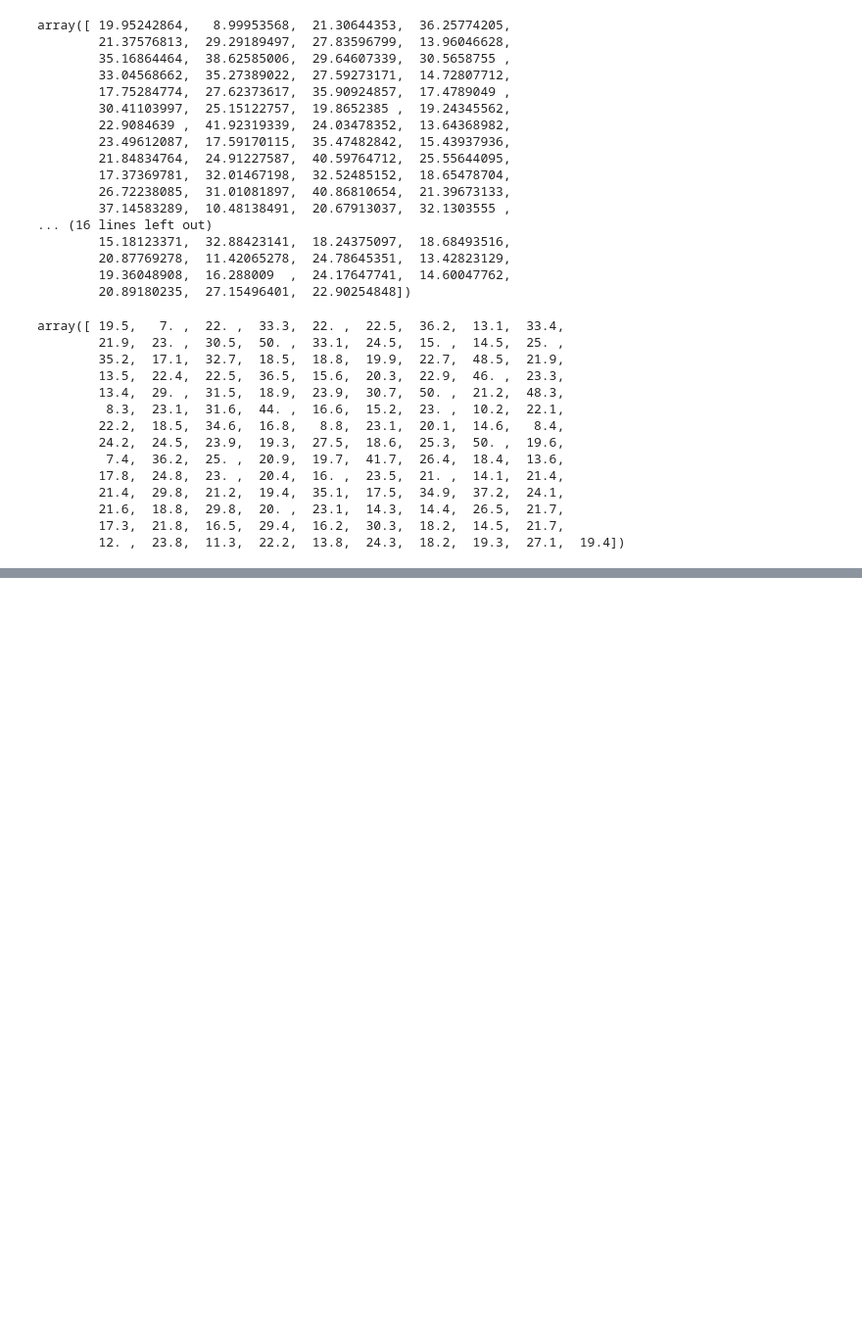
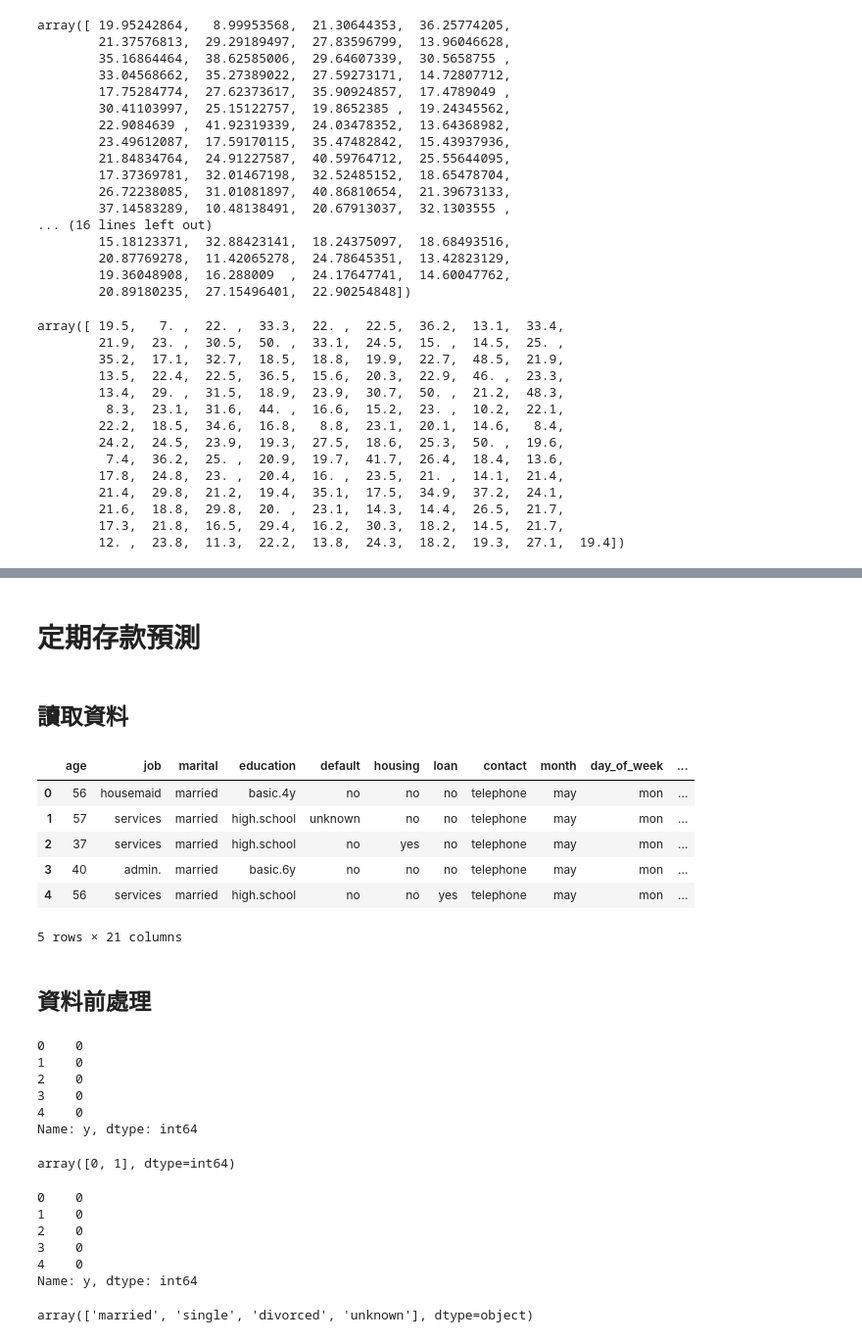
Before and after one commit to ywchiu/pyfintech, a Jupyter notebook: 20160805Demo.ipynb, the cells around one changed output, grey strips where cells are left out. Shown at 98% size. Cells and saved outputs as stored; diff of their text form; code cells hidden in the pictures; blank space fills up the shorter version.

```diff
--- a/20160805Demo.ipynb
+++ b/20160805Demo.ipynb
@@ -180 +210,20 @@ WARNING: pylab import has clobbered these variables: ['clf']
 [figure]
+# %% [markdown]
+# 定期存款預測
+# %% [markdown]
+## 讀取資料
+# %%
+import pandas as pd # alias, 使用pd 操作pandas 功能
+df = pd.read_csv("C:\\Users\\Student\\bank-additional-full.csv", sep = ';') # 將csv 讀取至 DataFrame
+# %%
+df.head() # 取出前五行的資料
+# %% [output]
+|  | age | job | marital | education | default | housing | loan | contact | month | day_of_week | ... |
+| 0 | 56 | housemaid | married | basic.4y | no | no | no | telephone | may | mon | ... |
+| 1 | 57 | services | married | high.school | unknown | no | no | telephone | may | mon | ... |
+| 2 | 37 | services | married | high.school | no | yes | no | telephone | may | mon | ... |
+| 3 | 40 | admin. | married | basic.6y | no | no | no | telephone | may | mon | ... |
+| 4 | 56 | services | married | high.school | no | no | yes | telephone | may | mon | ... |
+5 rows × 21 columns
+# %% [markdown]
+## 資料前處理
@@ -180,0 +234,13 @@ WARNING: pylab import has clobbered these variables: ['clf']
+# %%
+df['y'].head()
+# %% [output]
+0    0
+1    0
+2    0
+3    0
+4    0
+Name: y, dtype: int64
+# %%
+df['y'].unique()
+# %% [output]
+array([0, 1], dtype=int64)
@@ -180,0 +256,15 @@ WARNING: pylab import has clobbered these variables: ['clf']
+# %%
+# 預測標的 => bank_df
+bank_df = df['y']
+bank_df.head()
+# %% [output]
+0    0
+1    0
+2    0
+3    0
+4    0
+Name: y, dtype: int64
+# %%
+df['marital'].unique()
+# %% [output]
+array(['married', 'single', 'divorced', 'unknown'], dtype=object)
```
Also changed, not shown: parts of 17 cells of this notebook.
